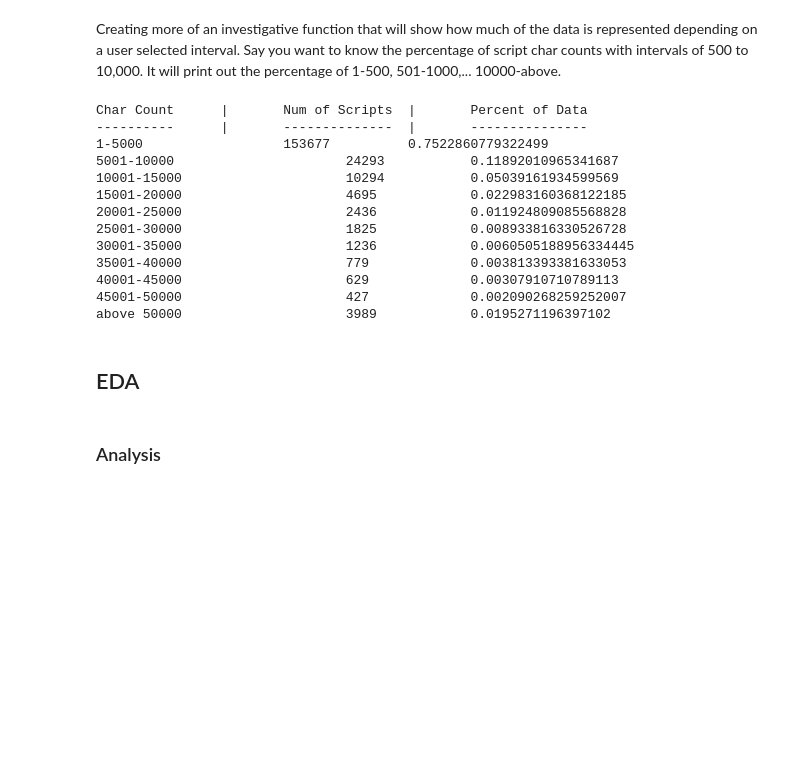
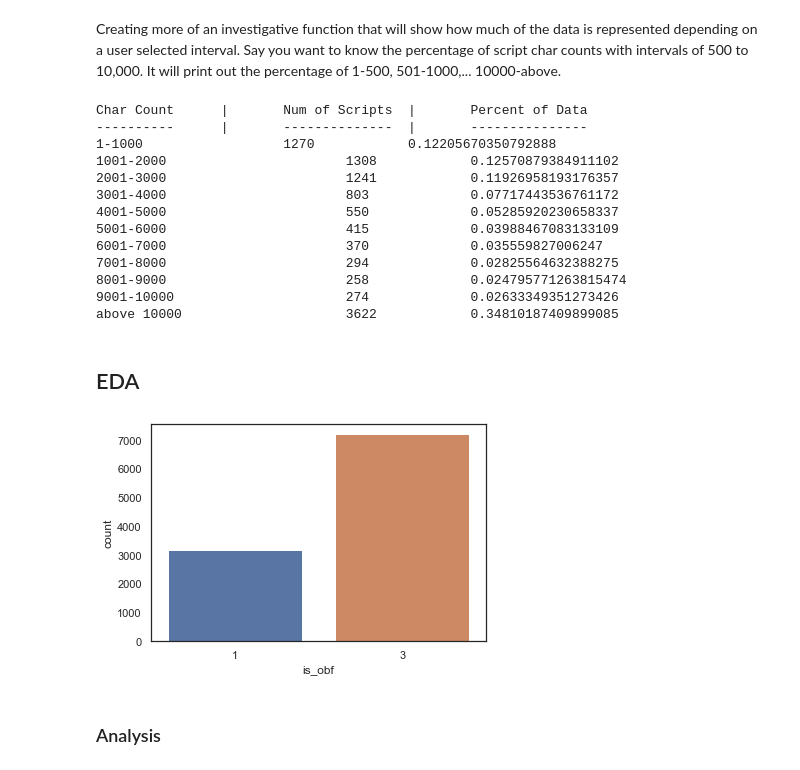
Before and after one commit to bx-lr/ps_obf_ml, a Jupyter notebook: labs/rh_data_modeling.ipynb, the cells around one changed output. Saved outputs shown, nothing was run; the diff lists cells and outputs as text; code cells hidden in the pictures; blank space fills up the shorter version.

```diff
--- a/labs/rh_data_modeling.ipynb
+++ b/labs/rh_data_modeling.ipynb
@@ -154,22 +163,27 @@ def show_freq_list(data, interval, max):
     )
     #TODO: Create aggregate. Ex. 1-100: %   |   101-max: %   | max-above: %
 
-show_freq_list(delta_data_df, 5000, 50000)
+show_freq_list(delta_data_df, 1000, 10000)
 # %% [output]
 Char Count      |       Num of Scripts  |       Percent of Data
 ----------      |       --------------  |       ---------------
-1-5000                  153677          0.7522860779322499
-5001-10000                      24293           0.11892010965341687
-10001-15000                     10294           0.05039161934599569
-15001-20000                     4695            0.022983160368122185
-20001-25000                     2436            0.011924809085568828
-25001-30000                     1825            0.008933816330526728
-30001-35000                     1236            0.0060505188956334445
-35001-40000                     779             0.003813393381633053
-40001-45000                     629             0.00307910710789113
-45001-50000                     427             0.002090268259252007
-above 50000                     3989            0.0195271196397102
+1-1000                  1270            0.12205670350792888
+1001-2000                       1308            0.12570879384911102
+2001-3000                       1241            0.11926958193176357
+3001-4000                       803             0.07717443536761172
+4001-5000                       550             0.05285920230658337
+5001-6000                       415             0.03988467083133109
+6001-7000                       370             0.035559827006247
+7001-8000                       294             0.02825564632388275
+8001-9000                       258             0.024795771263815474
+9001-10000                      274             0.02633349351273426
+above 10000                     3622            0.34810187409899085
 # %% [markdown]
 ## EDA
+# %%
+# Show the distribution of obscuration. 1-Known Obscuration, 3-Known Unobscuration
+ax = sns.countplot(x="is_obf", data=data_df)
+# %% [output]
+[figure, added]
 # %% [markdown]
 ### Analysis
```
Also changed, not shown: parts of 20 cells of this notebook.
